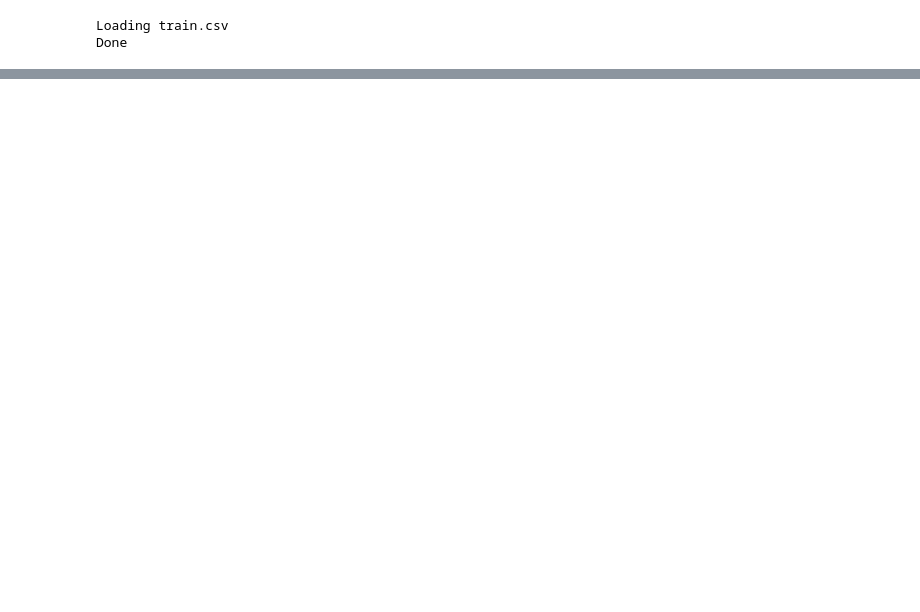
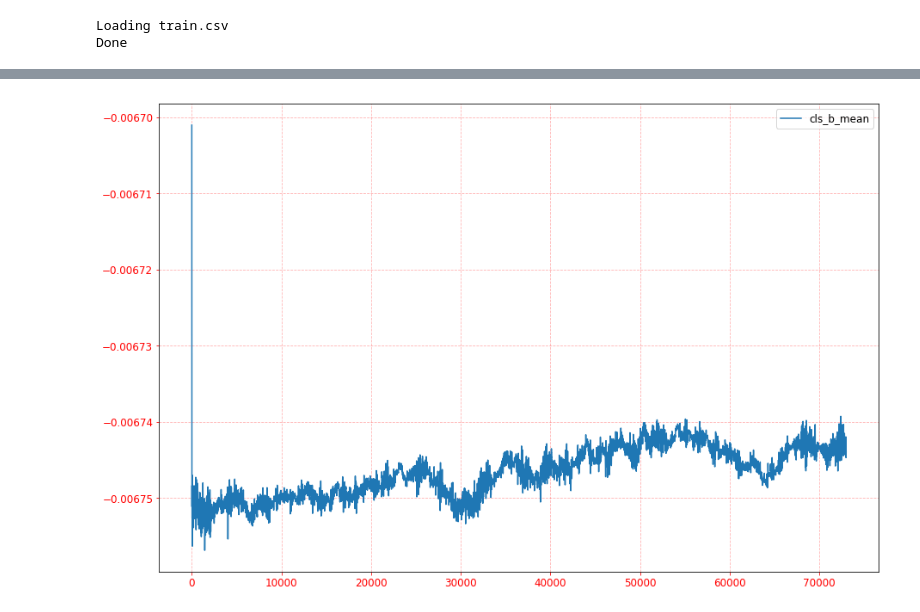
Before and after one commit to max041/pytorch_bert, a Jupyter notebook: notebooks/scalar analysis.ipynb, the cells around one changed output, grey strips where cells are left out. Saved outputs shown, nothing was run; the diff lists cells and outputs as text; code cells hidden in the pictures; blank space fills up the shorter version.

```diff
--- a/notebooks/scalar analysis.ipynb
+++ b/notebooks/scalar analysis.ipynb
@@ -31,0 +47,5 @@ plt.show()
+# %%
+scalars_df[['cls_b_mean']].plot()
+plt.show()
+# %% [output]
+[figure, added]
```
Also changed, not shown: parts of 4 cells of this notebook, 3 other files.
